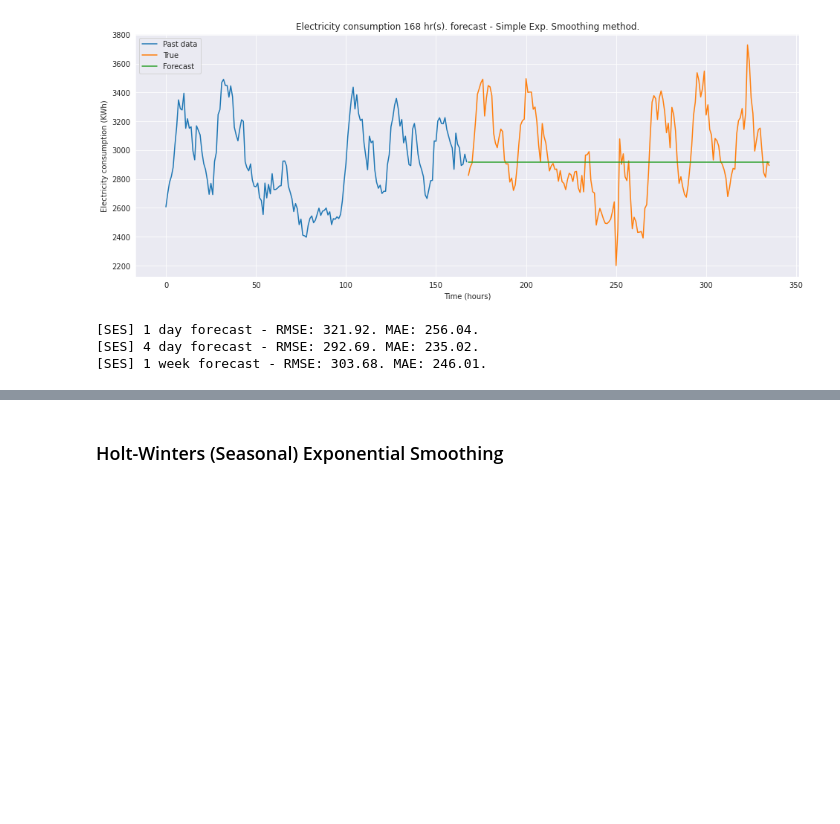
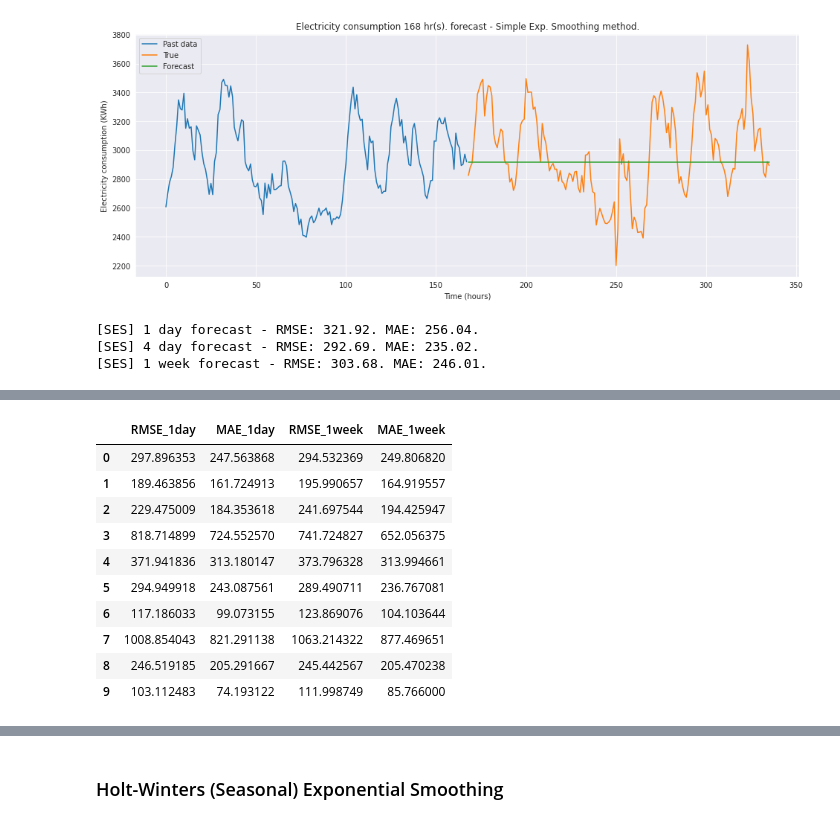
Before and after one commit to andresC98/TSF_Transformers_TFM, a Jupyter notebook: code_notebooks/[TFM] Classical Forecasting Models - Traffic & Electricity Benchmarks.ipynb, the cells around one changed output, grey strips where cells are left out. Saved outputs shown, nothing was run; the diff lists cells and outputs as text; code cells hidden in the pictures; blank space fills up the shorter version.

```diff
--- a/code_notebooks/[TFM] Classical Forecasting Models - Traffic & Electricity Benchmarks.ipynb
+++ b/code_notebooks/[TFM] Classical Forecasting Models - Traffic & Electricity Benchmarks.ipynb
@@ -280,0 +360,26 @@ print("[SES] 1 week forecast - RMSE: {:.2f}. MAE: {:.2f}.".format(rmse_1week_SES
+# %%
+sensors_errors_SES = []
+
+for sensor in all_sensors[:10]:
+    print(f"Executing SES fitting & test for sensor #{sensor}.")
+    sensor_data = electr_df[str(sensor)].values
+
+    train_size = int(len(sensor_data) * 0.7) # 70% of the data (past)
+    train_electr, test_electr = sensor_data[0:train_size], sensor_data[train_size:len(data_electr)]
+
+    true_1day_electr, true_1week_electr = test_electr[:24], test_electr[:168]
+
+    simple_ES = SimpleExpSmoothing(train_electr, initialization_method="estimated").fit()
+
+    forecast_1day_SES= simple_ES.forecast(next_day)
+    forecast_1week_SES = simple_ES.forecast(next_week)
+
+    rmse_1day_SES = np.sqrt(mean_squared_error(true_1day_electr, forecast_1day_SES) )
+    mae_1day_SES = mean_absolute_error(true_1day_electr, forecast_1day_SES)
+
+    rmse_1week_SES = np.sqrt(mean_squared_error(true_1week_electr, forecast_1week_SES) )
+    mae_1week_SES = mean_absolute_error(true_1week_electr, forecast_1week_SES)
+
+    sensors_errors_SES.append([rmse_1day_SES, mae_1day_SES, rmse_1week_SES, mae_1week_SES])
+    print("Electr. Series #{}[SES] 1 day forecast - RMSE: {:.2f}. MAE: {:.2f}.".format(sensor, rmse_1day_SES, mae_1day_SES))
+    print("Electr. Series #{}[SES] 1 week forecast - RMSE: {:.2f}. MAE: {:.2f}.".format(sensor, rmse_1week_SES, mae_1week_SES))
@@ -280,0 +404,15 @@ print("[SES] 1 week forecast - RMSE: {:.2f}. MAE: {:.2f}.".format(rmse_1week_SES
+# %%
+ses_errors_all = pd.DataFrame(sensors_errors_SES, columns = ['RMSE_1day','MAE_1day','RMSE_1week','MAE_1week'])
+ses_errors_all
+# %% [output]
+|  | RMSE_1day | MAE_1day | RMSE_1week | MAE_1week |
+| 0 | 297.896353 | 247.563868 | 294.532369 | 249.806820 |
+| 1 | 189.463856 | 161.724913 | 195.990657 | 164.919557 |
+| 2 | 229.475009 | 184.353618 | 241.697544 | 194.425947 |
+| 3 | 818.714899 | 724.552570 | 741.724827 | 652.056375 |
+| 4 | 371.941836 | 313.180147 | 373.796328 | 313.994661 |
+| 5 | 294.949918 | 243.087561 | 289.490711 | 236.767081 |
+| 6 | 117.186033 | 99.073155 | 123.869076 | 104.103644 |
+| 7 | 1008.854043 | 821.291138 | 1063.214322 | 877.469651 |
+| 8 | 246.519185 | 205.291667 | 245.442567 | 205.470238 |
+| 9 | 103.112483 | 74.193122 | 111.998749 | 85.766000 |
```
Also changed, not shown: parts of 35 cells of this notebook.
